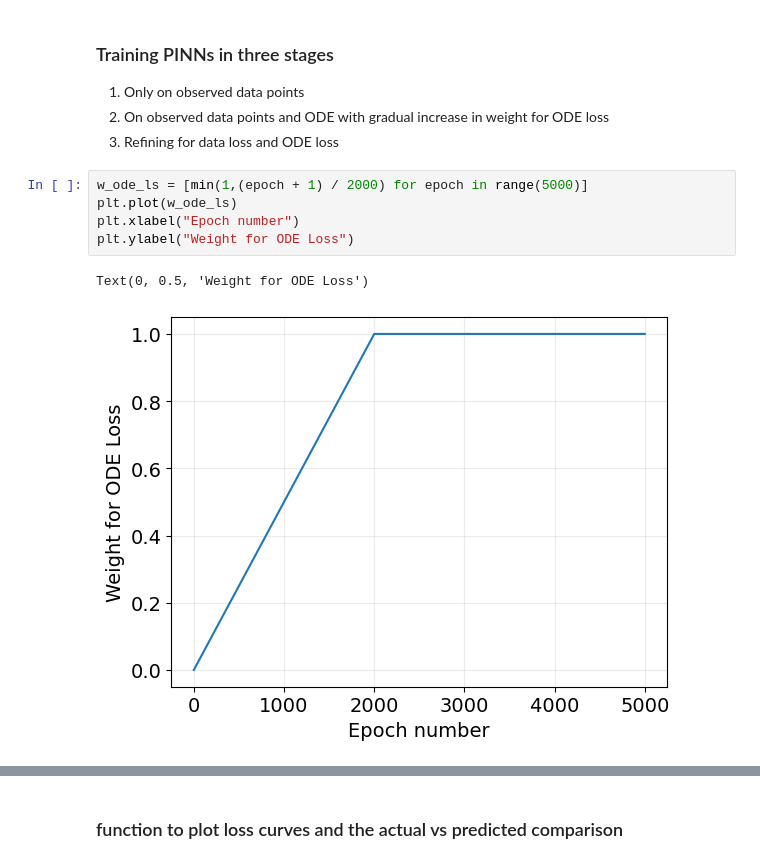
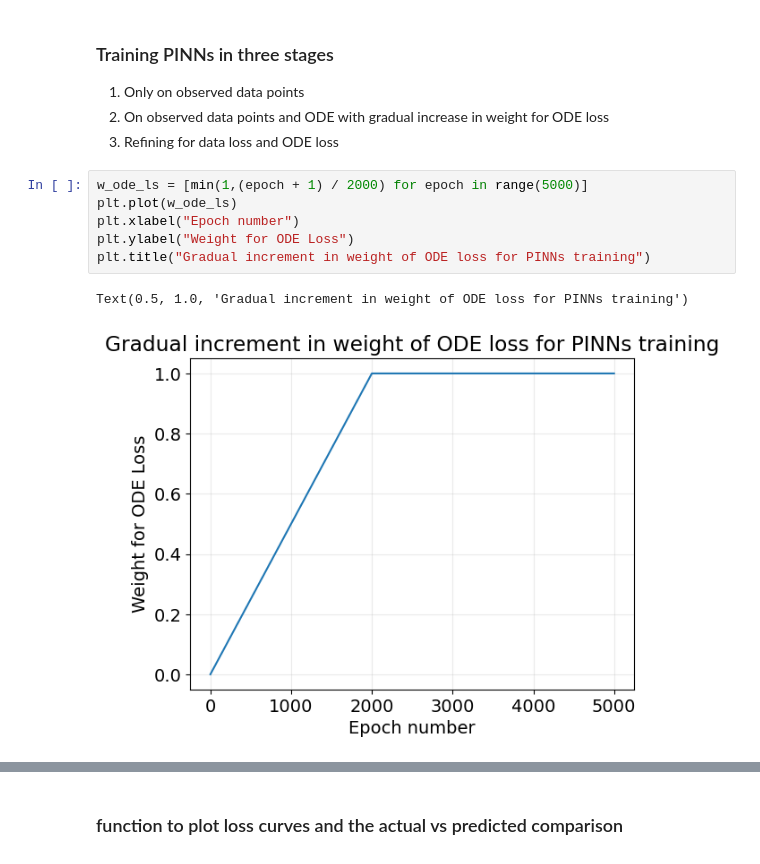
Before and after one commit to nehabansal26/AI-for-Biological-Sciences, a Jupyter notebook: gene_regulation_2ODEs_PINNs.ipynb, the cells around one changed output, grey strips where cells are left out. Saved outputs shown, nothing was run; the diff lists cells and outputs as text.

Commit message:
PINNs for a couple ODE system - Gene regulation

```diff
--- a/gene_regulation_2ODEs_PINNs.ipynb
+++ b/gene_regulation_2ODEs_PINNs.ipynb
@@ -253,11 +254,12 @@ def evaluate_losses(model, tau_data, y_data, tau_col, params, scalers):
 # %%
 w_ode_ls = [min(1,(epoch + 1) / 2000) for epoch in range(5000)]
 plt.plot(w_ode_ls)
 plt.xlabel("Epoch number")
 plt.ylabel("Weight for ODE Loss")
+plt.title("Gradual increment in weight of ODE loss for PINNs training")
 # %% [output]
-Text(0, 0.5, 'Weight for ODE Loss')
+Text(0.5, 1.0, 'Gradual increment in weight of ODE loss for PINNs training')
-[figure, old version]
+[figure, new version]
 # %%
 def train_pinn(
     model, tau_data, y_data, tau_col, params, scalers,
```
Also changed, not shown: parts of 13 cells of this notebook.
